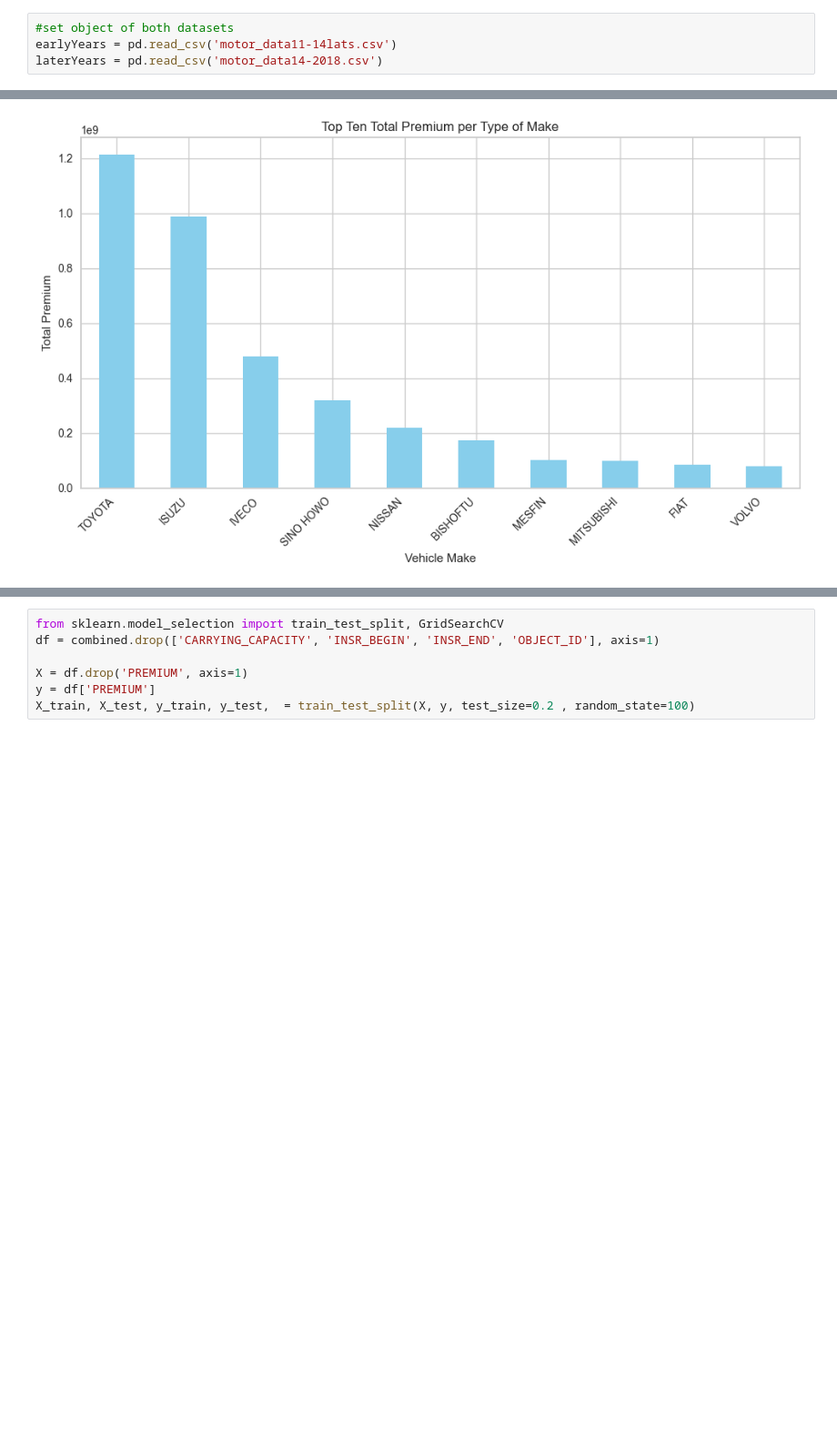
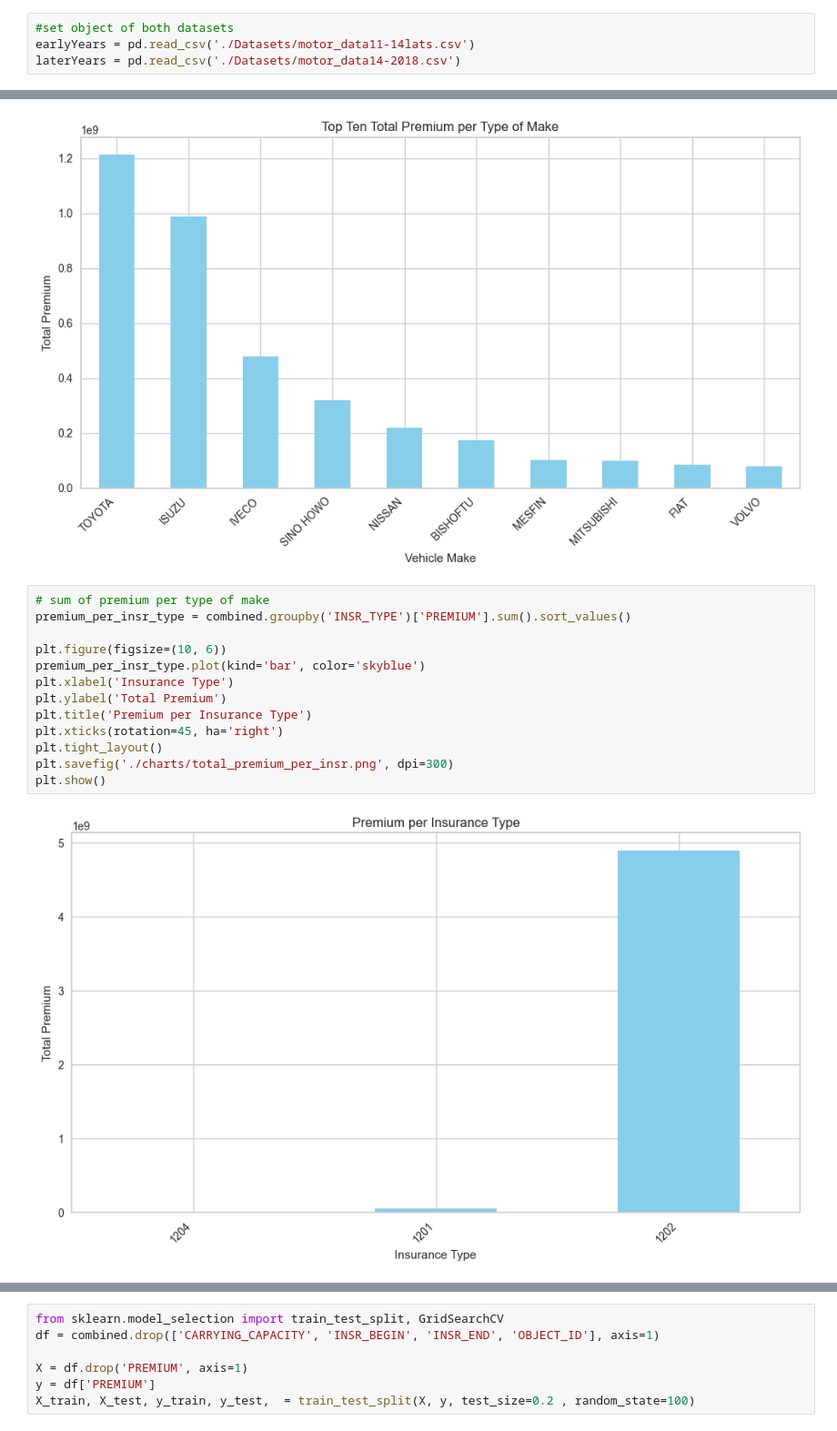
Before and after one commit to elinares996/ML_GROUP_2, a Jupyter notebook: Automotive_Analysis.ipynb, the cells around one changed output, grey strips where cells are left out. Shown at 91% size. Saved outputs shown, nothing was run; the diff lists cells and outputs as text; blank space fills up the shorter version.

```diff
--- a/Automotive_Analysis.ipynb
+++ b/Automotive_Analysis.ipynb
@@ -6,8 +6,8 @@ import matplotlib.pyplot as plt
 import os
 # %%
 #set object of both datasets
-earlyYears = pd.read_csv('motor_data11-14lats.csv')
-laterYears = pd.read_csv('motor_data14-2018.csv')
+earlyYears = pd.read_csv('./Datasets/motor_data11-14lats.csv')
+laterYears = pd.read_csv('./Datasets/motor_data14-2018.csv')
 # %%
 # Metadata, Need the metadata.csv
 # Can delete not important
@@ -203,6 +194,21 @@ plt.savefig('./charts/top_ten_total_premium_per_make.png', dpi=300)
 plt.show()
 # %% [output]
 [figure]
+# %%
+# sum of premium per type of make
+premium_per_insr_type = combined.groupby('INSR_TYPE')['PREMIUM'].sum().sort_values()
+
+plt.figure(figsize=(10, 6))
+premium_per_insr_type.plot(kind='bar', color='skyblue')
+plt.xlabel('Insurance Type')
+plt.ylabel('Total Premium')
+plt.title('Premium per Insurance Type')
+plt.xticks(rotation=45, ha='right')
+plt.tight_layout()
+plt.savefig('./charts/total_premium_per_insr.png', dpi=300)
+plt.show()
+# %% [output]
+[figure, added]
 # %%
 # This way of encoding may introduce issues such as overfitting
 
```
Also changed, not shown: parts of 5 cells of this notebook, 1 other file.
